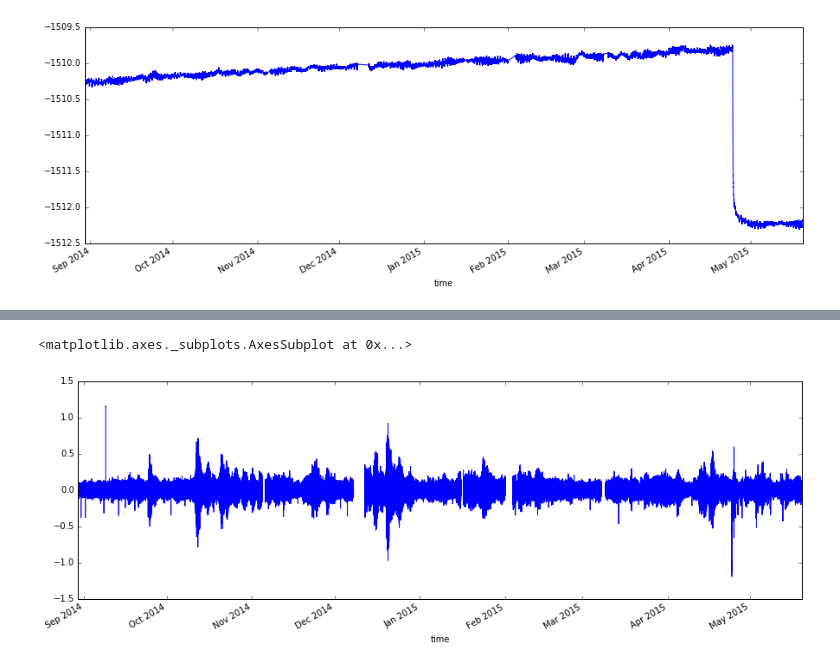
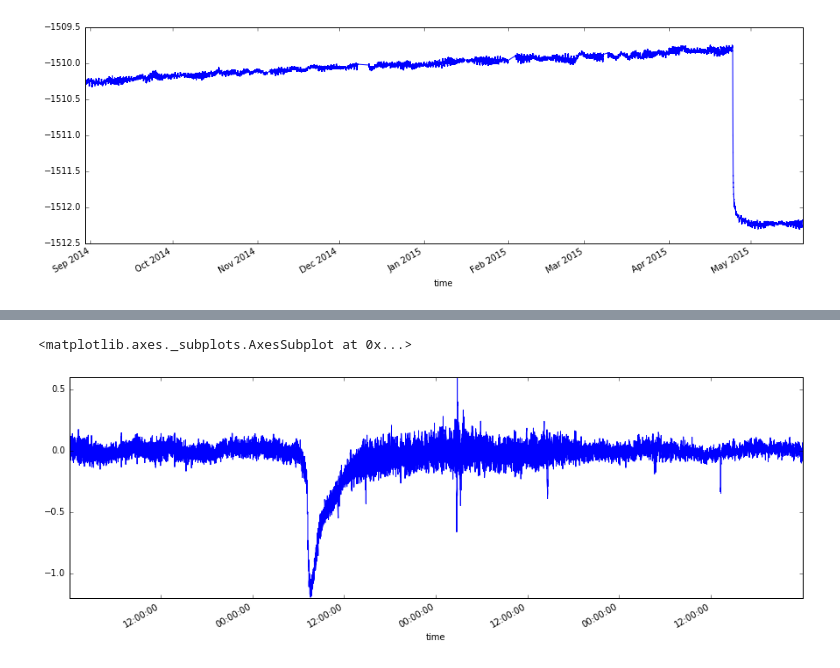
Before and after one commit to petercable/shared_notebooks, a Jupyter notebook: botpt/BOTPT NANO 15s.ipynb, the cells around one changed output, grey strips where cells are left out. Saved outputs shown, nothing was run; the diff lists cells and outputs as text; code cells hidden in the pictures.

```diff
--- a/botpt/BOTPT NANO 15s.ipynb
+++ b/botpt/BOTPT NANO 15s.ipynb
@@ -11,5 +11,17 @@ matplotlib.rcParams['axes.formatter.useoffset'] = False
 
 NTP_EPOCH = (datetime.datetime(1970,1,1) - datetime.datetime(1900,1,1)).total_seconds()
 
-filepath = '20161202T155718-RS03CCAL-MJ03F-05-BOTPTA301-playback-botpt_nano_15s_precomputed/' + \
+fp1 = '20161202T155718-RS03CCAL-MJ03F-05-BOTPTA301-playback-botpt_nano_15s_precomputed/' + \
   'deployment0000_RS03CCAL-MJ03F-05-BOTPTA301-playback-botpt_nano_15s_precomputed_20140829T205945-20150519T221830.nc'
+
+fp2 = '20161207T132408-RS03ECAL-MJ03E-06-BOTPTA302-playback-botpt_nano_15s_precomputed/' + \
+  'deployment0000_RS03ECAL-MJ03E-06-BOTPTA302-playback-botpt_nano_15s_precomputed_20140903T220515-20150519T221745.nc'
+
+fp3 = '20161207T132236-RS03INT2-MJ03D-06-BOTPTA303-playback-botpt_nano_15s_precomputed/' + \
+  'deployment0000_RS03INT2-MJ03D-06-BOTPTA303-playback-botpt_nano_15s_precomputed_20140829T231730-20150519T221645.nc'
+
+def get_dataframe(fname):
+    dataframe = xr.open_dataset(fname, decode_times=False).to_dataframe()
+    dataframe['time'] = pd.to_datetime(dataframe.botsflu_time15s.values - NTP_EPOCH, unit='s')
+    dataframe = dataframe.set_index('time')
+    return dataframe
@@ -22 +28,5 @@ dataframe = dataframe.set_index('time')
+# %%
+df1 = get_dataframe(fp1)
+df2 = get_dataframe(fp2)
+df3 = get_dataframe(fp3)
 # %%
@@ -27,5 +47,5 @@ dataframe.botsflu_meandepth.plot()
 # %%
-dataframe.botsflu_5minrate.plot()  # cm/min
+df1['2015-04-23':'2015-04-26'].botsflu_5minrate.plot()  # cm/min
 # %% [output]
 <matplotlib.axes._subplots.AxesSubplot at 0x...>
-[figure, old version]
+[figure, new version]
```
Also changed, not shown: parts of 12 cells of this notebook, 4 other files.
